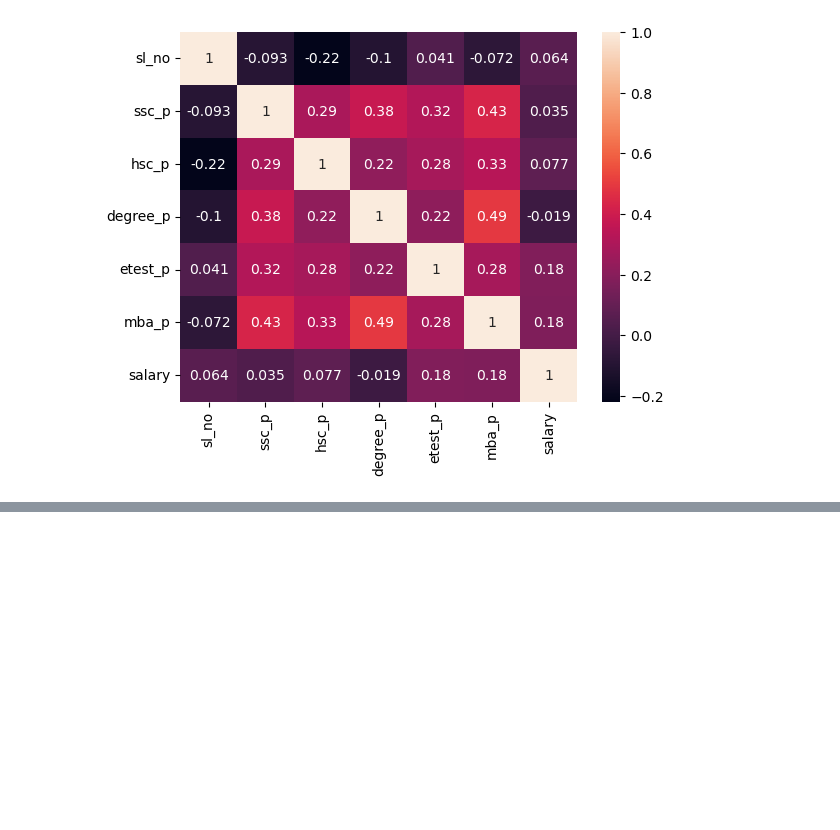
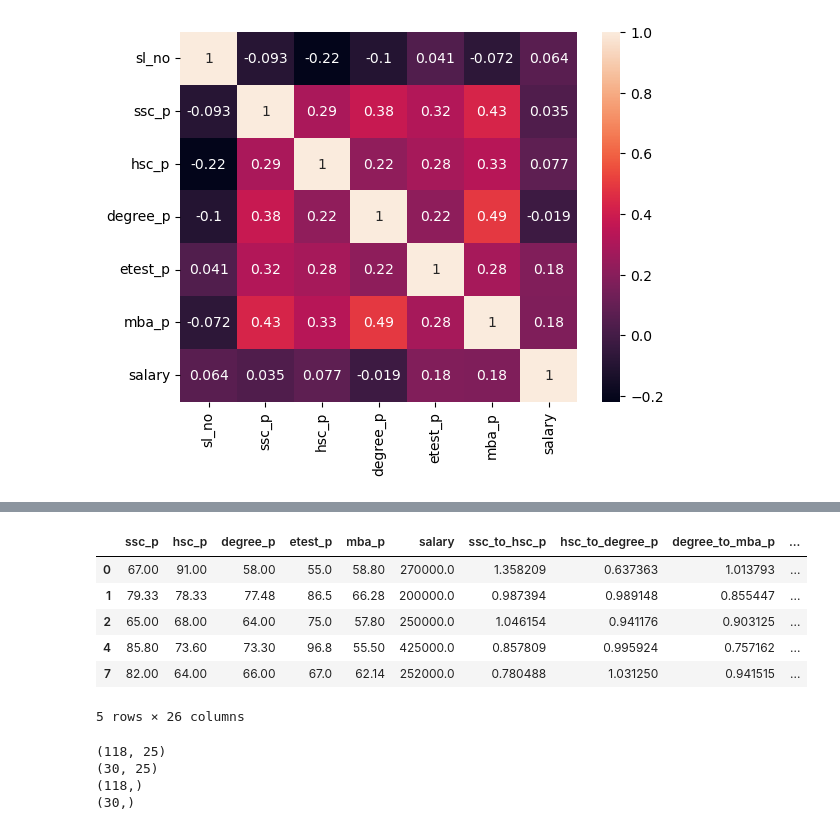
Before and after one commit to mferdinandr/salary-predict, a Jupyter notebook: file.ipynb, the cells around one changed output, grey strips where cells are left out. Saved outputs shown, nothing was run; the diff lists cells and outputs as text; code cells hidden in the pictures; blank space fills up the shorter version.

```diff
--- a/file.ipynb
+++ b/file.ipynb
@@ -131,0 +134,6 @@ sns.heatmap(df[col_num].corr(), annot=True)
+# %%
+# Feature Engineering
+df["ssc_to_hsc_p"] = df["hsc_p"]/df["ssc_p"]
+df["hsc_to_degree_p"] = df["degree_p"]/df["hsc_p"]
+df["degree_to_mba_p"] = df["mba_p"]/df["degree_p"]
+df.head()
@@ -131,0 +147,31 @@ sns.heatmap(df[col_num].corr(), annot=True)
+# %%
+# One Hot Encoding
+df = df.drop(columns=["sl_no"])
+# %%
+df = pd.get_dummies(df)
+df.head()
+# %% [output]
+|  | ssc_p | hsc_p | degree_p | etest_p | mba_p | salary | ssc_to_hsc_p | hsc_to_degree_p | degree_to_mba_p | ... |
+| 0 | 67.00 | 91.00 | 58.00 | 55.0 | 58.80 | 270000.0 | 1.358209 | 0.637363 | 1.013793 | ... |
+| 1 | 79.33 | 78.33 | 77.48 | 86.5 | 66.28 | 200000.0 | 0.987394 | 0.989148 | 0.855447 | ... |
+| 2 | 65.00 | 68.00 | 64.00 | 75.0 | 57.80 | 250000.0 | 1.046154 | 0.941176 | 0.903125 | ... |
+| 4 | 85.80 | 73.60 | 73.30 | 96.8 | 55.50 | 425000.0 | 0.857809 | 0.995924 | 0.757162 | ... |
+| 7 | 82.00 | 64.00 | 66.00 | 67.0 | 62.14 | 252000.0 | 0.780488 | 1.031250 | 0.941515 | ... |
+5 rows × 26 columns
+# %%
+# Train Test Split
+y = df["salary"]
+X = df.drop(columns=["salary"])
+
+from sklearn.model_selection import train_test_split
+
+X_train, X_test, y_train, y_test = train_test_split(X, y, test_size=0.2, random_state=42)
+print(X_train.shape)
+print(X_test.shape)
+print(y_train.shape)
+print(y_test.shape)
+# %% [output]
+(118, 25)
+(30, 25)
+(118,)
+(30,)
```
Also changed, not shown: parts of 2 cells of this notebook.
